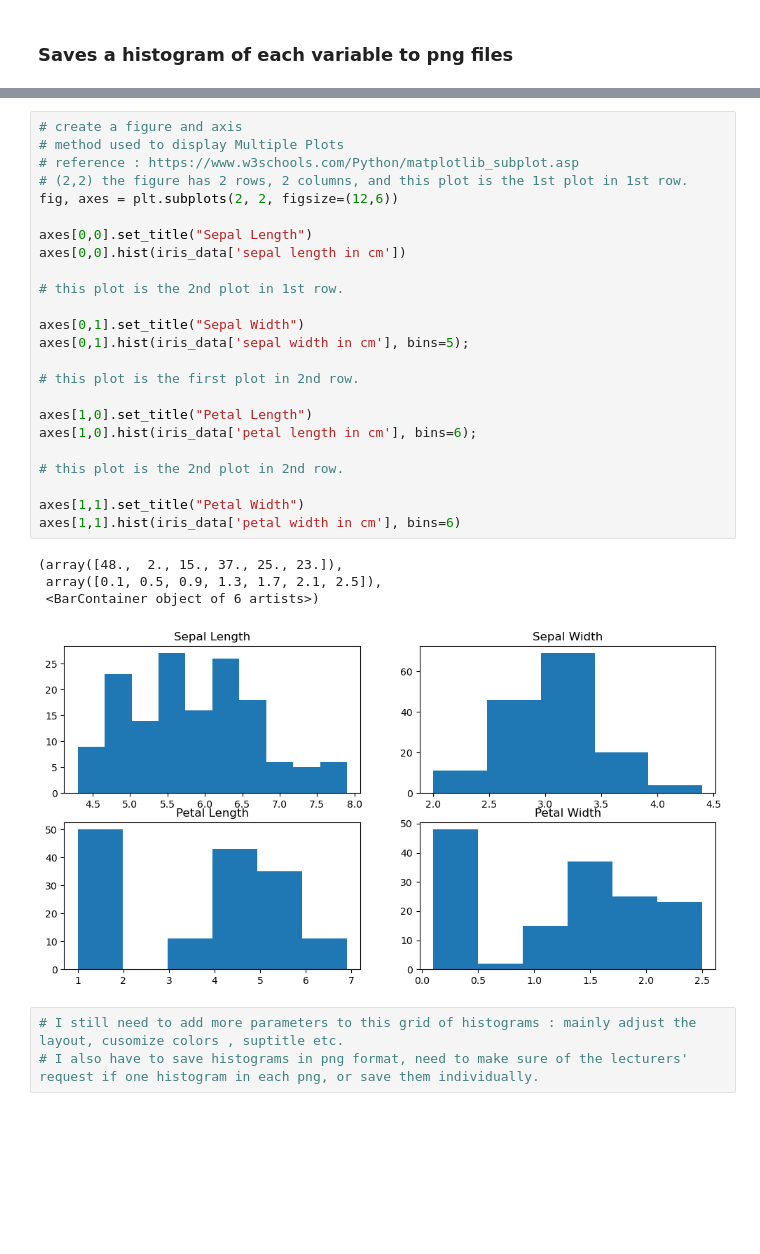
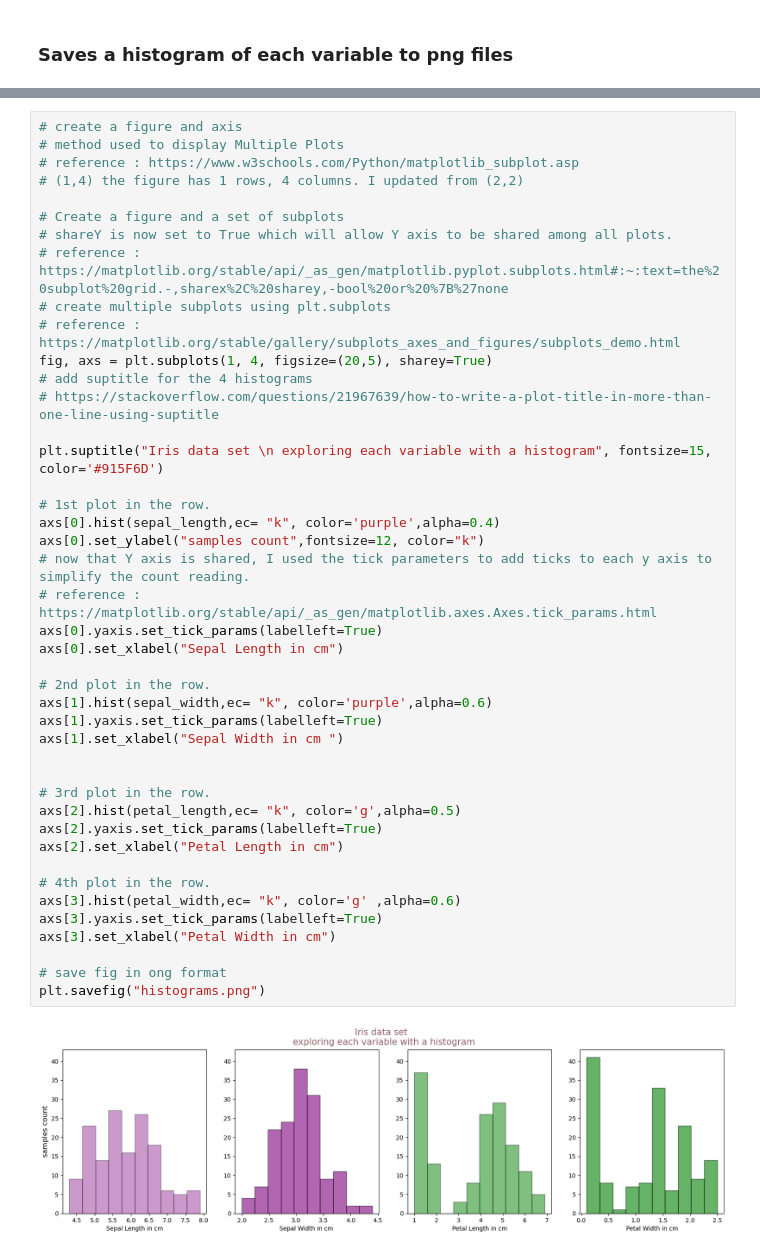
Before and after one commit to Maroua-El-Imame/pands-project, a Jupyter notebook: analysis.ipynb, the cells around one changed output, grey strips where cells are left out. Drawn from its saved outputs; the diff is of its cells as text; blank space fills up the shorter version.

Commit message:
iPYnb updated, PY started, 4 txt files saved, 1fig Histogram saved

```diff
--- a/analysis.ipynb
+++ b/analysis.ipynb
@@ -139,35 +140,48 @@ sepal_length    = iris_data['sepal length in cm']
 sepal_width     = iris_data['sepal width in cm']
 petal_length    = iris_data['petal length in cm']
 petal_width     = iris_data['petal width in cm']
-# %%
-# create a figure and axis
-# method used to display Multiple Plots
-# reference : https://www.w3schools.com/Python/matplotlib_subplot.asp
-# (2,2) the figure has 2 rows, 2 columns, and this plot is the 1st plot in 1st row.
-fig, axes = plt.subplots(2, 2, figsize=(12,6))
-
-axes[0,0].set_title("Sepal Length")
-axes[0,0].hist(iris_data['sepal length in cm'])
-
-# this plot is the 2nd plot in 1st row.
-
-axes[0,1].set_title("Sepal Width")
-axes[0,1].hist(iris_data['sepal width in cm'], bins=5);
-
-# this plot is the first plot in 2nd row.
-
-axes[1,0].set_title("Petal Length")
-axes[1,0].hist(iris_data['petal length in cm'], bins=6);
-
-# this plot is the 2nd plot in 2nd row.
-
-axes[1,1].set_title("Petal Width")
-axes[1,1].hist(iris_data['petal width in cm'], bins=6)
-# %% [output]
-(array([48.,  2., 15., 37., 25., 23.]),
- array([0.1, 0.5, 0.9, 1.3, 1.7, 2.1, 2.5]),
- <BarContainer object of 6 artists>)
-[figure, removed]
-# %%
-# I still need to add more parameters to this grid of histograms : mainly adjust the layout, cusomize colors , suptitle etc.
-# I also have to save histograms in png format, need to make sure of the lecturers' request if one histogram in each png, or save them individually.
+# %%
+# create a figure and axis
+# method used to display Multiple Plots
+# reference : https://www.w3schools.com/Python/matplotlib_subplot.asp
+# (1,4) the figure has 1 rows, 4 columns. I updated from (2,2)
+
+# Create a figure and a set of subplots
+# shareY is now set to True which will allow Y axis to be shared among all plots.
+# reference : https://matplotlib.org/stable/api/_as_gen/matplotlib.pyplot.subplots.html#:~:text=the%20subplot%20grid.-,sharex%2C%20sharey,-bool%20or%20%7B%27none
+# create multiple subplots using plt.subplots
+# reference : https://matplotlib.org/stable/gallery/subplots_axes_and_figures/subplots_demo.html
+fig, axs = plt.subplots(1, 4, figsize=(20,5), sharey=True)
+# add suptitle for the 4 histograms
+# https://stackoverflow.com/questions/21967639/how-to-write-a-plot-title-in-more-than-one-line-using-suptitle
+
+plt.suptitle("Iris data set \n exploring each variable with a histogram", fontsize=15, color='#915F6D')
+
+# 1st plot in the row.
+axs[0].hist(sepal_length,ec= "k", color='purple',alpha=0.4)
+axs[0].set_ylabel("samples count",fontsize=12, color="k")
+# now that Y axis is shared, I used the tick parameters to add ticks to each y axis to simplify the count reading.
+# reference : https://matplotlib.org/stable/api/_as_gen/matplotlib.axes.Axes.tick_params.html
+axs[0].yaxis.set_tick_params(labelleft=True)
+axs[0].set_xlabel("Sepal Length in cm")
+
+# 2nd plot in the row.
+axs[1].hist(sepal_width,ec= "k", color='purple',alpha=0.6)
+axs[1].yaxis.set_tick_params(labelleft=True)
+axs[1].set_xlabel("Sepal Width in cm ")
+
+
+# 3rd plot in the row.
+axs[2].hist(petal_length,ec= "k", color='g',alpha=0.5)
+axs[2].yaxis.set_tick_params(labelleft=True)
+axs[2].set_xlabel("Petal Length in cm")
+
+# 4th plot in the row.
+axs[3].hist(petal_width,ec= "k", color='g' ,alpha=0.6)
+axs[3].yaxis.set_tick_params(labelleft=True)
+axs[3].set_xlabel("Petal Width in cm")
+
+# save fig in ong format
+plt.savefig("histograms.png")
+# %% [output]
+[figure, added]
```
Also changed, not shown: parts of 9 cells of this notebook, 8 other files.
